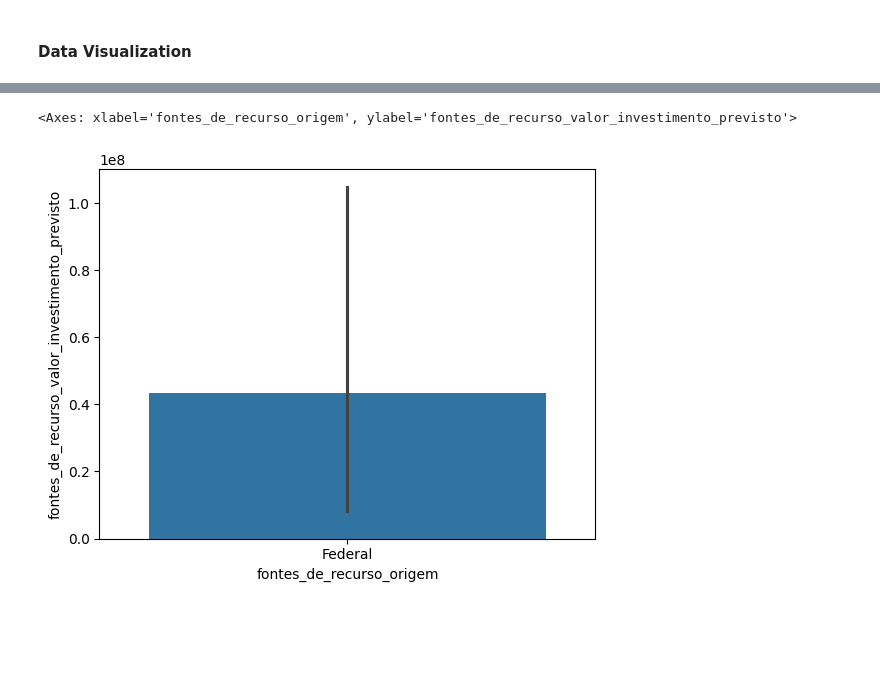
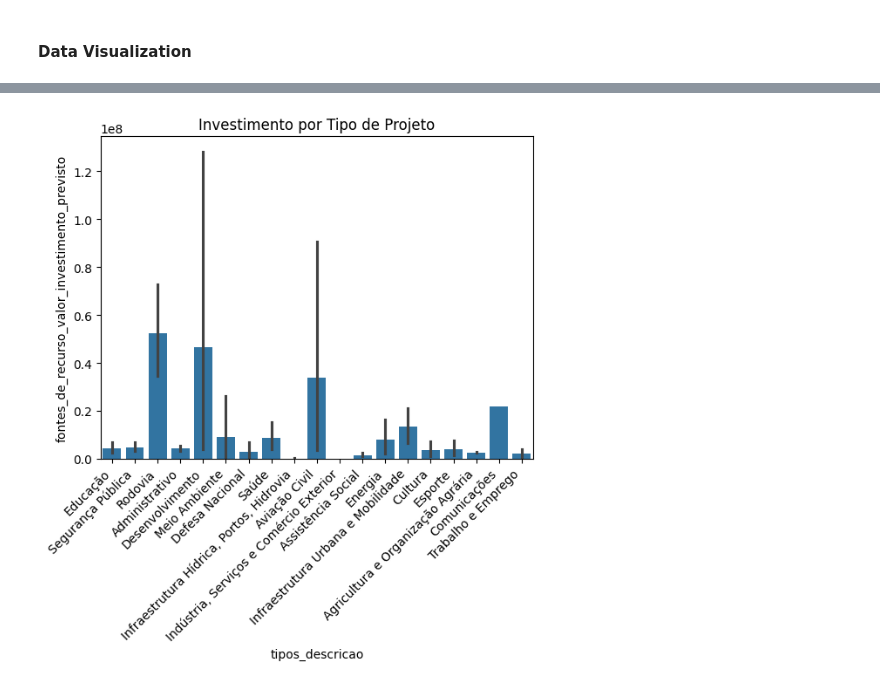
Before and after one commit to bottinolucas/lablivre-bolsista, a Jupyter notebook: etl.ipynb, the cells around one changed output, grey strips where cells are left out. Drawn from its saved outputs; the diff is of its cells as text; code cells hidden in the pictures; blank space fills up the shorter version.

Commit message:
feat: adiciona data visualization

```diff
--- a/etl.ipynb
+++ b/etl.ipynb
@@ -456,10 +353,19 @@ sns.countplot(
-# %%
-# Grafico 03 - Fontes de recurso por valor de origem
-
-sns.barplot(
-    x = df_final['fontes_de_recurso_origem'],
-    y = df_final['fontes_de_recurso_valor_investimento_previsto']
-)
-# %% [output]
-<Axes: xlabel='fontes_de_recurso_origem', ylabel='fontes_de_recurso_valor_investimento_previsto'>
-[figure, removed]
+# %%
+query1 = """
+SELECT tipos_descricao, fontes_de_recurso_valor_investimento_previsto
+FROM projetos_investimento
+WHERE tipos_descricao IS NOT NULL
+"""
+
+df1 = pd.read_sql(query1, engine)
+
+sns.barplot(
+    data=df1,
+    x="tipos_descricao",
+    y="fontes_de_recurso_valor_investimento_previsto"
+)
+plt.xticks(rotation=45, ha='right')
+plt.title("Investimento por Tipo de Projeto")
+plt.show()
+# %% [output]
+[figure, added]
```
Also changed, not shown: parts of 24 cells of this notebook, 1 other file.
